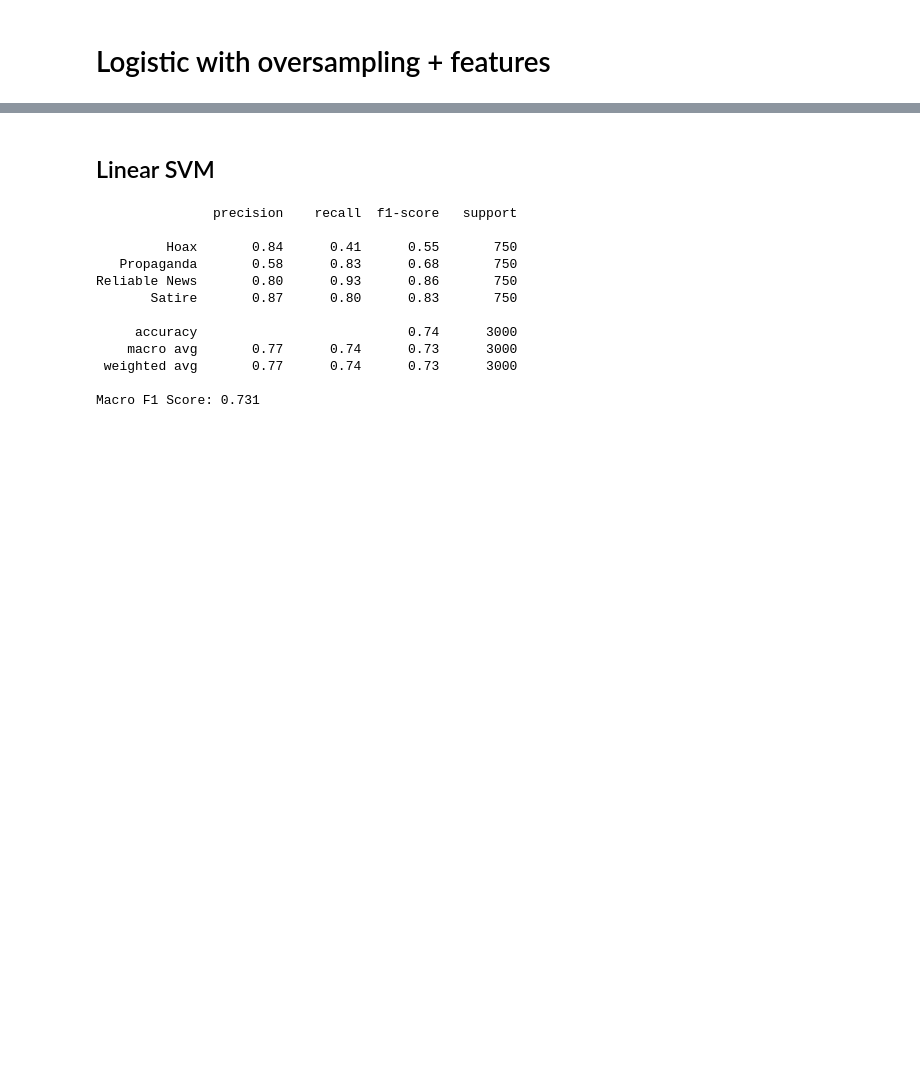
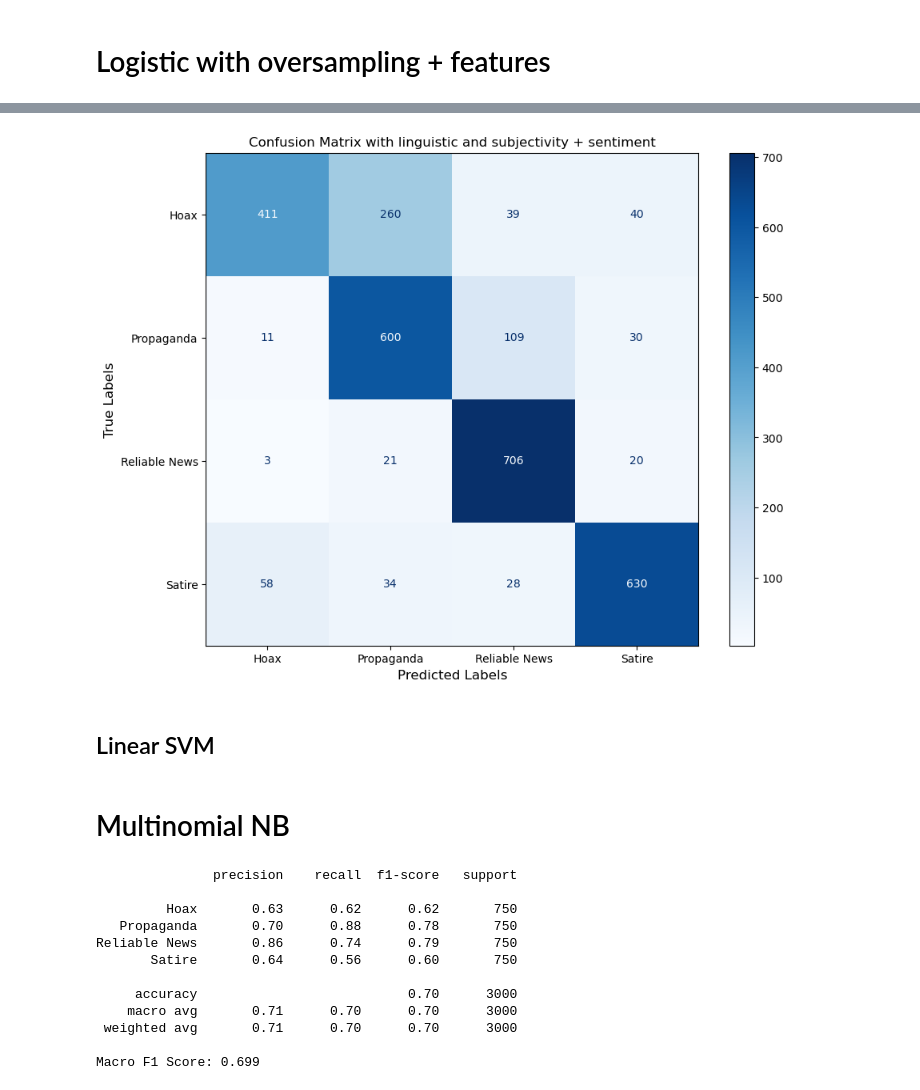
Before and after one commit to CS4248-Team46/CS4248_Group_46_project, a Jupyter notebook: LUN.ipynb, the cells around one changed output, grey strips where cells are left out. Saved outputs shown, nothing was run; the diff lists cells and outputs as text; code cells hidden in the pictures; blank space fills up the shorter version.

```diff
--- a/LUN.ipynb
+++ b/LUN.ipynb
@@ -721,20 +771,19 @@ additional_features_test_scaled = csr_matrix(additional_features_test_scaled)
 # %%
-# For all other features that are not POS tagging
 scaler = MinMaxScaler()
 
 '''
-Features include word_count, named_entity_count, name_entity_count_per_word, avg_first_person_pronouns,
+Features include word_count, named_entity_count, named_entity_count_per_word, avg_first_person_pronouns,
 avg_second_person_pronouns, avg_third_person_pronouns, sentiment, subjectivity, readability, punctuation_count, punctuation_diversity,
 punctuation_pair
 '''
 
-selected_features = ["punctuation_pair", "named_entity_count_per_word", "avg_third_person_pronouns"]
+selected_features =  ["readability", "punctuation_count","punctuation_pair","punctuation_diversity","sentiment", "subjectivity"]
 additional_features_train_scaled = scaler.fit_transform(df_train[selected_features])
 additional_features_test_scaled = scaler.transform(df_test[selected_features])
 
 # Combine scaled additional features
-X_train_combined = hstack([X_train_counts , additional_features_train_scaled])
-X_test_combined = hstack([X_test_counts, additional_features_test_scaled])
+X_train_combined = hstack([X_train_counts, additional_features_train_scaled])
+X_test_combined = hstack([X_test_counts,additional_features_test_scaled])
 # %% [markdown]
 ## Oversampling
 # %%
@@ -830,8 +875,27 @@ print(f'Macro F1 Score: {macro_f1:.3f}')
 # %%
+import matplotlib.pyplot as plt
+from sklearn.metrics import confusion_matrix, ConfusionMatrixDisplay
+
+
 cm = confusion_matrix(y_test, y_pred)
-disp = ConfusionMatrixDisplay(confusion_matrix=cm)
-disp.plot(cmap=plt.cm.Blues)
-plt.title('Confusion Matrix')
+labels = clf.classes_  # This gets the class labels
+
+# Create the ConfusionMatrixDisplay object with correct labeling
+disp = ConfusionMatrixDisplay(confusion_matrix=cm, display_labels=labels)
+
+
+fig, ax = plt.subplots(figsize=(10, 8))
+disp.plot(cmap=plt.cm.Blues, ax=ax)
+
+# Increase font size for labels
+ax.set_title("Confusion Matrix with linguistic and subjectivity + sentiment")
+ax.set_xlabel('Predicted Labels', fontsize=12)
+ax.set_ylabel('True Labels', fontsize=12)
+ax.set_xticklabels(labels, fontsize=10)
+ax.set_yticklabels(labels, fontsize=10)
+
 plt.show()
+# %% [output]
+[figure, added]
-# %% [markdown]
-## Linear SVM
+# %% [markdown]
+## Linear SVM
@@ -838,14 +918,12 @@ plt.show()
+# %% [markdown]
+# Multinomial NB
 # %%
-# Initialize SVM classifier
-svm_classifier = SVC(kernel='linear', C=1.0)
+# Naive Bayes classifier
+clf = MultinomialNB()
 
-# Train the SVM classifier
-svm_classifier.fit(X_train_counts, y_train)
+clf.fit(X_train_smote, y_train_smote)
+y_pred = clf.predict(X_test_combined)
 
-# Predict on the test data
-y_pred = svm_classifier.predict(X_test_counts)
-
-# Evaluate the model
 print(classification_report(y_test, y_pred))
 
 macro_f1 = f1_score(y_test, y_pred, average='macro')
@@ -854,13 +932,13 @@ print(f'Macro F1 Score: {macro_f1:.3f}')
 # %% [output]
                precision    recall  f1-score   support
 
-         Hoax       0.84      0.41      0.55       750
-   Propaganda       0.58      0.83      0.68       750
-Reliable News       0.80      0.93      0.86       750
-       Satire       0.87      0.80      0.83       750
+         Hoax       0.63      0.62      0.62       750
+   Propaganda       0.70      0.88      0.78       750
+Reliable News       0.86      0.74      0.79       750
+       Satire       0.64      0.56      0.60       750
 
-     accuracy                           0.74      3000
-    macro avg       0.77      0.74      0.73      3000
- weighted avg       0.77      0.74      0.73      3000
+     accuracy                           0.70      3000
+    macro avg       0.71      0.70      0.70      3000
+ weighted avg       0.71      0.70      0.70      3000
 
-Macro F1 Score: 0.731
+Macro F1 Score: 0.699
```
Also changed, not shown: parts of 27 cells of this notebook, 5 other files.
